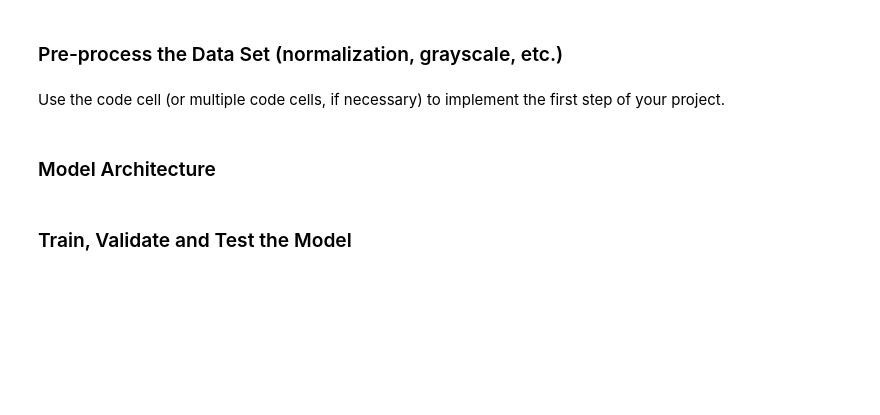
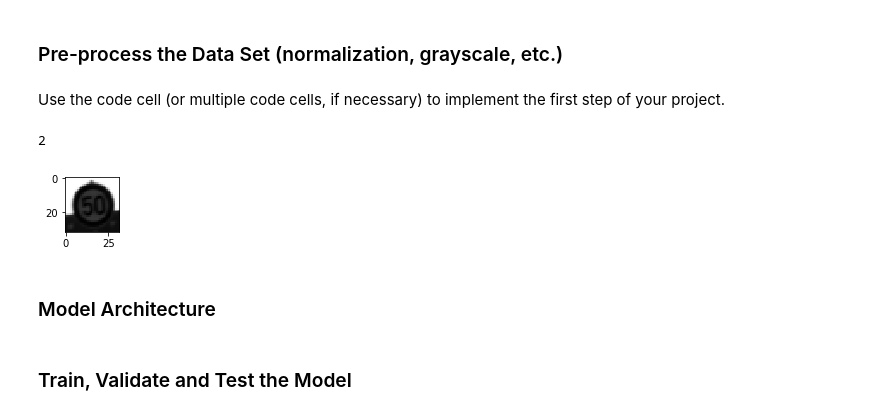
Before and after one commit to mwolfram/CarND-Traffic-Sign-Classifier-Project-mwolfram, a Jupyter notebook: Traffic_Sign_Classifier.ipynb, the cells around one changed output. Saved outputs shown, nothing was run; the diff lists cells and outputs as text; code cells hidden in the pictures; blank space fills up the shorter version.

```diff
--- a/Traffic_Sign_Classifier.ipynb
+++ b/Traffic_Sign_Classifier.ipynb
@@ -92,9 +90,29 @@ The [Matplotlib](http://matplotlib.org/) [examples](http://matplotlib.org/exampl
 # %%
 ### Data exploration visualization code goes here.
 ### Feel free to use as many code cells as needed.
+import random
 import matplotlib.pyplot as plt
 # Visualizations will be shown in the notebook.
 %matplotlib inline
+
+# TODO more images at once
+# TODO count all occurrences
+
+def print_random_image():
+    index = random.randint(0, len(X_train))
+    image = X_train[index].squeeze()
+    plt.figure(figsize=(1,1))
+    plt.imshow(image, cmap="gray")
+    print(y_train[index])
+
+def print_greyscale():
+    index = random.randint(0, len(X_train))
+    rgb = X_train[index]
+    gray = rgb2gray(rgb)
+
+    plt.figure(figsize=(1,1))
+    plt.imshow(gray, cmap="gray")
+    print(y_train[index])
 # %% [markdown]
 ----
 
@@ -119,5 +137,26 @@ Use the code cell (or multiple code cells, if necessary) to implement the first
 # %%
 ### Preprocess the data here. Preprocessing steps could include normalization, converting to grayscale, etc.
 ### Feel free to use as many code cells as needed.
+import numpy as np
+import tensorflow as tf
+from tensorflow.contrib.layers import flatten
+from sklearn.preprocessing import normalize
+
+def rgb2gray(rgb):
+    return np.dot(rgb[...,:3], [0.299, 0.587, 0.114])
+
+def greyscale_and_normalize(rgb):
+    return normalize(rgb2gray(rgb)).flatten()
+
+def greyscale_and_normalize_dataset(dataset):
+    normalized_dataset = []
+    for elem in dataset:
+        normalized_dataset.append(greyscale_and_normalize(elem))
+    return normalized_dataset
+
+print_greyscale()
+# %% [output]
+2
+[figure, added]
 # %% [markdown]
 ### Model Architecture
```
Also changed, not shown: parts of 5 cells of this notebook.
